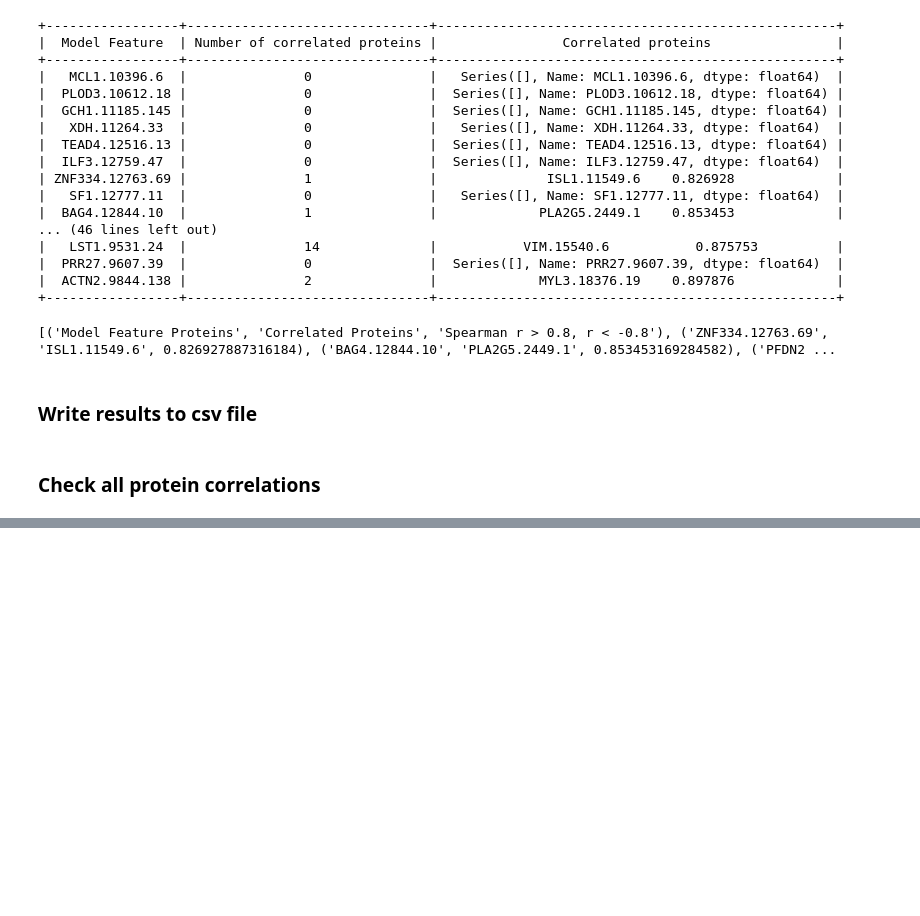
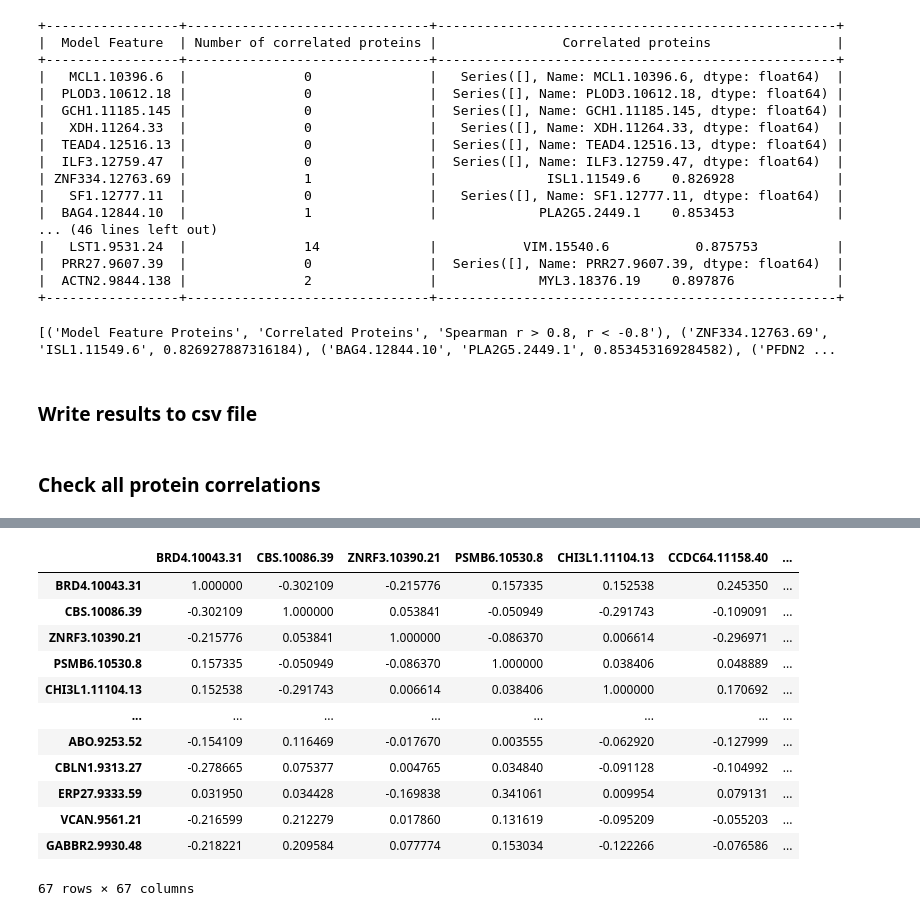
Before and after one commit to chenyangsu/somalogic, a Jupyter notebook: protein_correlations.ipynb, the cells around one changed output, grey strips where cells are left out. Cells and saved outputs as stored; diff of their text form; code cells hidden in the pictures; blank space fills up the shorter version.

```diff
--- a/protein_correlations.ipynb
+++ b/protein_correlations.ipynb
@@ -329,0 +352,17 @@ print("--- %s seconds ---" % (time.time() - start_time))
+# %%
+a2_prot_corr = a2_prot_df.corr(method='spearman')
+a2_prot_corr
+# %% [output]
+|  | BRD4.10043.31 | CBS.10086.39 | ZNRF3.10390.21 | PSMB6.10530.8 | CHI3L1.11104.13 | CCDC64.11158.40 | ... |
+| BRD4.10043.31 | 1.000000 | -0.302109 | -0.215776 | 0.157335 | 0.152538 | 0.245350 | ... |
+| CBS.10086.39 | -0.302109 | 1.000000 | 0.053841 | -0.050949 | -0.291743 | -0.109091 | ... |
+| ZNRF3.10390.21 | -0.215776 | 0.053841 | 1.000000 | -0.086370 | 0.006614 | -0.296971 | ... |
+| PSMB6.10530.8 | 0.157335 | -0.050949 | -0.086370 | 1.000000 | 0.038406 | 0.048889 | ... |
+| CHI3L1.11104.13 | 0.152538 | -0.291743 | 0.006614 | 0.038406 | 1.000000 | 0.170692 | ... |
+| ... | ... | ... | ... | ... | ... | ... | ... |
+| ABO.9253.52 | -0.154109 | 0.116469 | -0.017670 | 0.003555 | -0.062920 | -0.127999 | ... |
+| CBLN1.9313.27 | -0.278665 | 0.075377 | 0.004765 | 0.034840 | -0.091128 | -0.104992 | ... |
+| ERP27.9333.59 | 0.031950 | 0.034428 | -0.169838 | 0.341061 | 0.009954 | 0.079131 | ... |
+| VCAN.9561.21 | -0.216599 | 0.212279 | 0.017860 | 0.131619 | -0.095209 | -0.055203 | ... |
+| GABBR2.9930.48 | -0.218221 | 0.209584 | 0.077774 | 0.153034 | -0.122266 | -0.076586 | ... |
+67 rows × 67 columns
```
Also changed, not shown: parts of 7 cells of this notebook.
